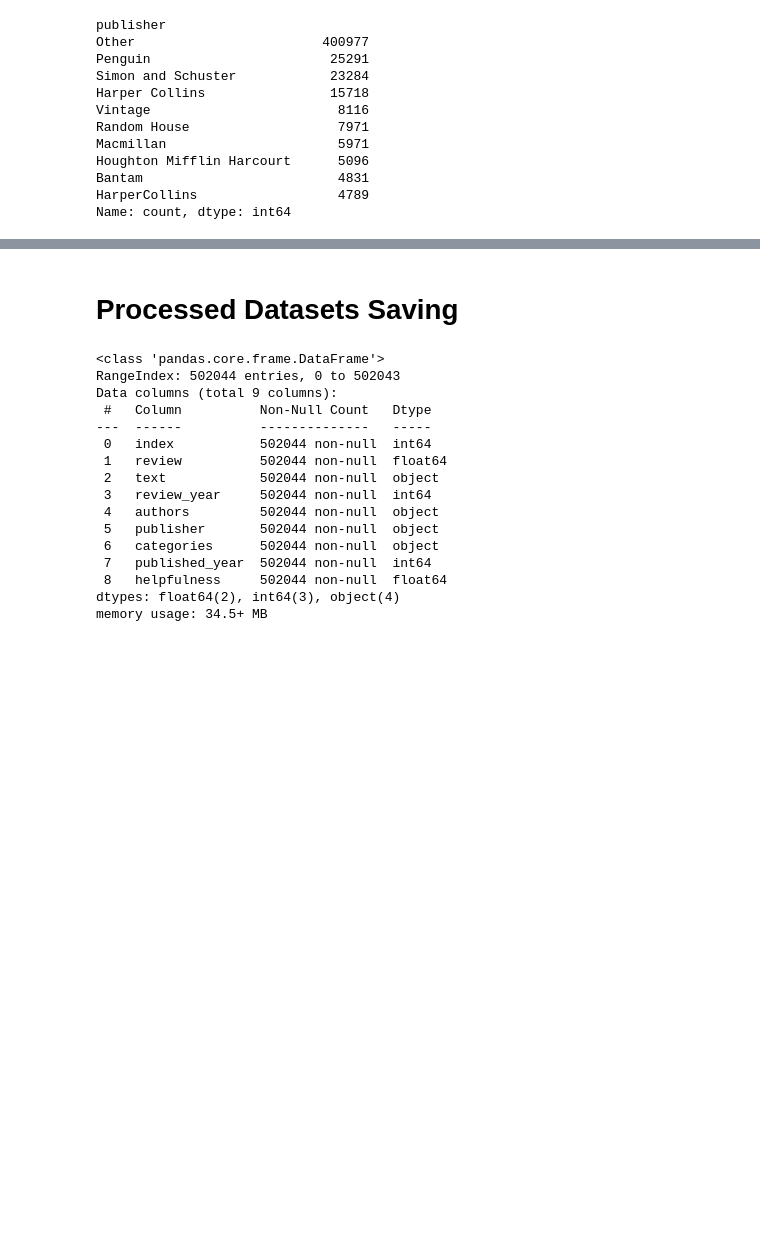
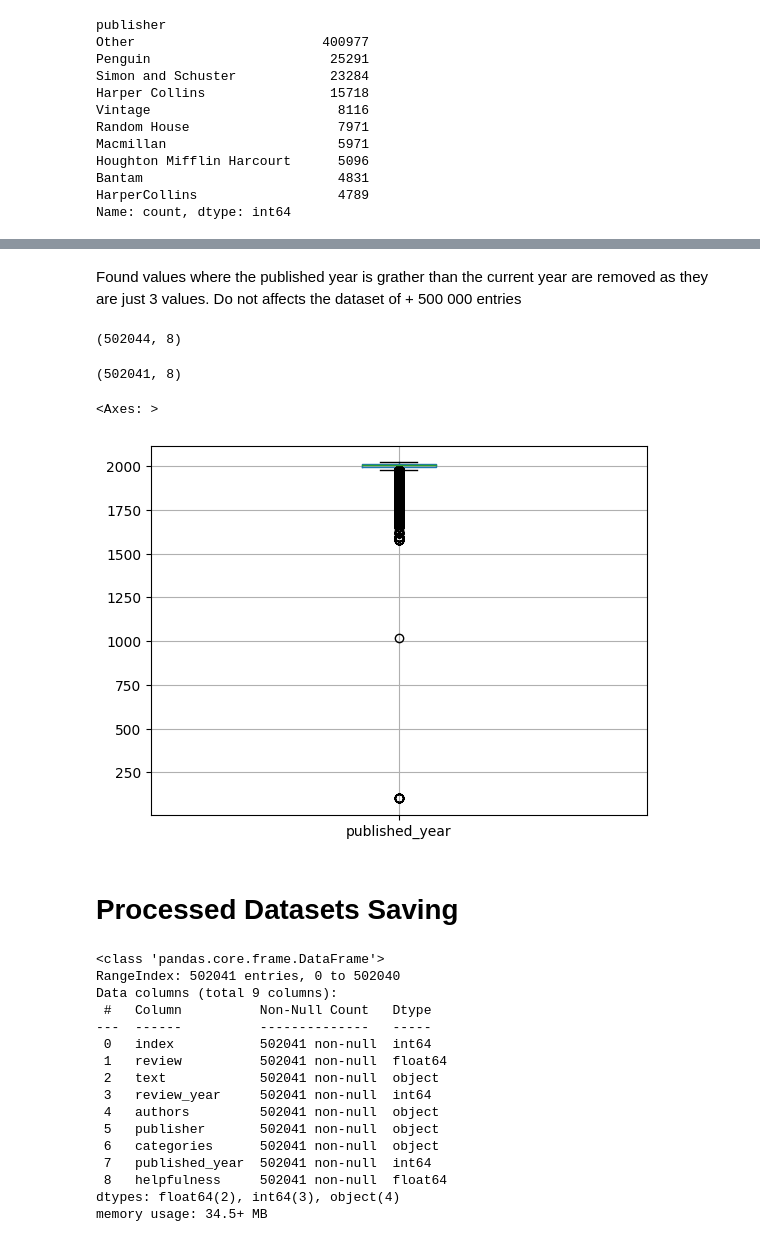
Before and after one commit to arnaldochm/final_project_nlp, a Jupyter notebook: notebooks/notebook_Data_Cleaning.ipynb, the cells around one changed output, grey strips where cells are left out. Saved outputs shown, nothing was run; the diff lists cells and outputs as text; code cells hidden in the pictures; blank space fills up the shorter version.

```diff
--- a/notebooks/notebook_Data_Cleaning.ipynb
+++ b/notebooks/notebook_Data_Cleaning.ipynb
@@ -1282,3 +1301,19 @@ df_all_data_filtered_processed.sample(10)
+# %% [markdown]
+Found values where the published year is grather than the current year are removed as they are just 3 values. Do not affects the dataset of + 500 000 entries
+# %%
+df_all_data_filtered_processed.shape
+# %% [output]
+(502044, 8)
+# %%
+df_all_data_filtered_processed = df_all_data_filtered_processed.drop(df_all_data_filtered_processed[df_all_data_filtered_processed['published_year'] > datetime.today().year].index)
+df_all_data_filtered_processed.shape
+# %% [output]
+(502041, 8)
+# %%
+df_all_data_filtered_processed.boxplot(column='published_year')
+# %% [output]
+<Axes: >
+[figure, added]
 # %% [markdown]
 # Processed Datasets Saving
 # %%
@@ -1286,19 +1321,19 @@ df_all_data_filtered_processed = df_all_data_filtered_processed.reset_index()
 df_all_data_filtered_processed.info()
 # %% [output]
 <class 'pandas.core.frame.DataFrame'>
-RangeIndex: 502044 entries, 0 to 502043
+RangeIndex: 502041 entries, 0 to 502040
 Data columns (total 9 columns):
  #   Column          Non-Null Count   Dtype
 ---  ------          --------------   -----
- 0   index           502044 non-null  int64
- 1   review          502044 non-null  float64
- 2   text            502044 non-null  object
- 3   review_year     502044 non-null  int64
- 4   authors         502044 non-null  object
- 5   publisher       502044 non-null  object
- 6   categories      502044 non-null  object
- 7   published_year  502044 non-null  int64
- 8   helpfulness     502044 non-null  float64
+ 0   index           502041 non-null  int64
+ 1   review          502041 non-null  float64
+ 2   text            502041 non-null  object
+ 3   review_year     502041 non-null  int64
+ 4   authors         502041 non-null  object
+ 5   publisher       502041 non-null  object
+ 6   categories      502041 non-null  object
+ 7   published_year  502041 non-null  int64
+ 8   helpfulness     502041 non-null  float64
 dtypes: float64(2), int64(3), object(4)
 memory usage: 34.5+ MB
 # %%
```
Also changed, not shown: parts of 19 cells of this notebook, 3 other files.
